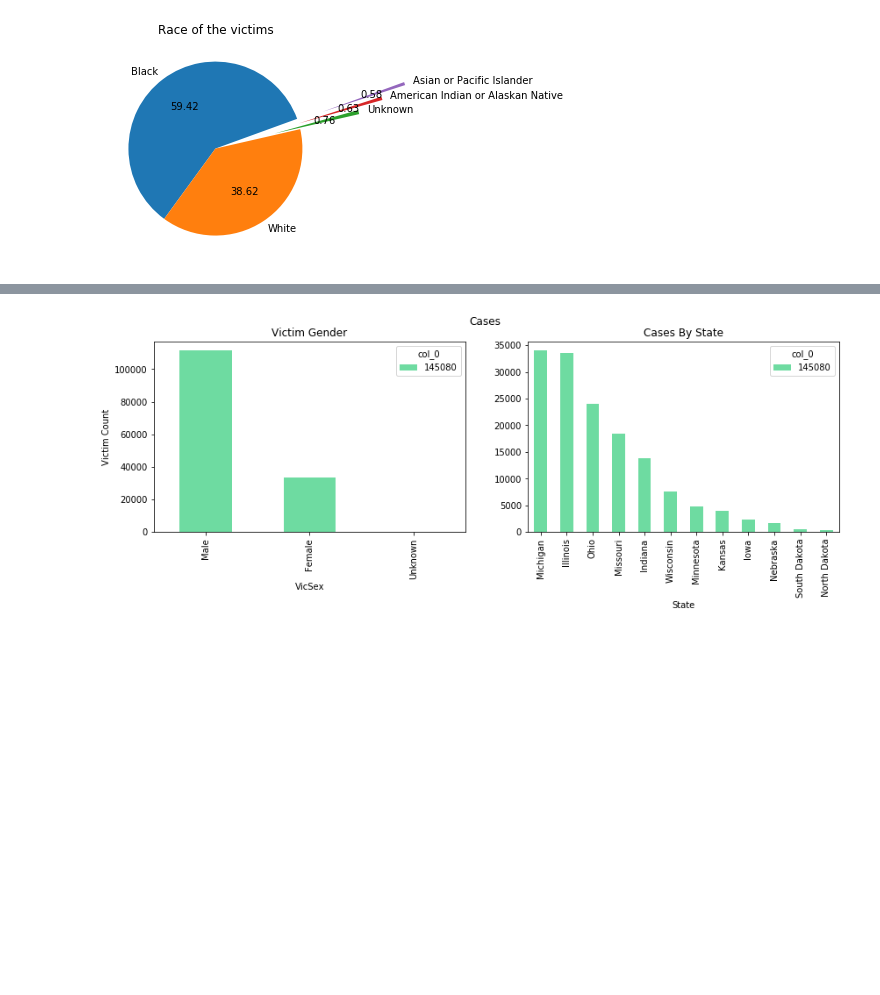
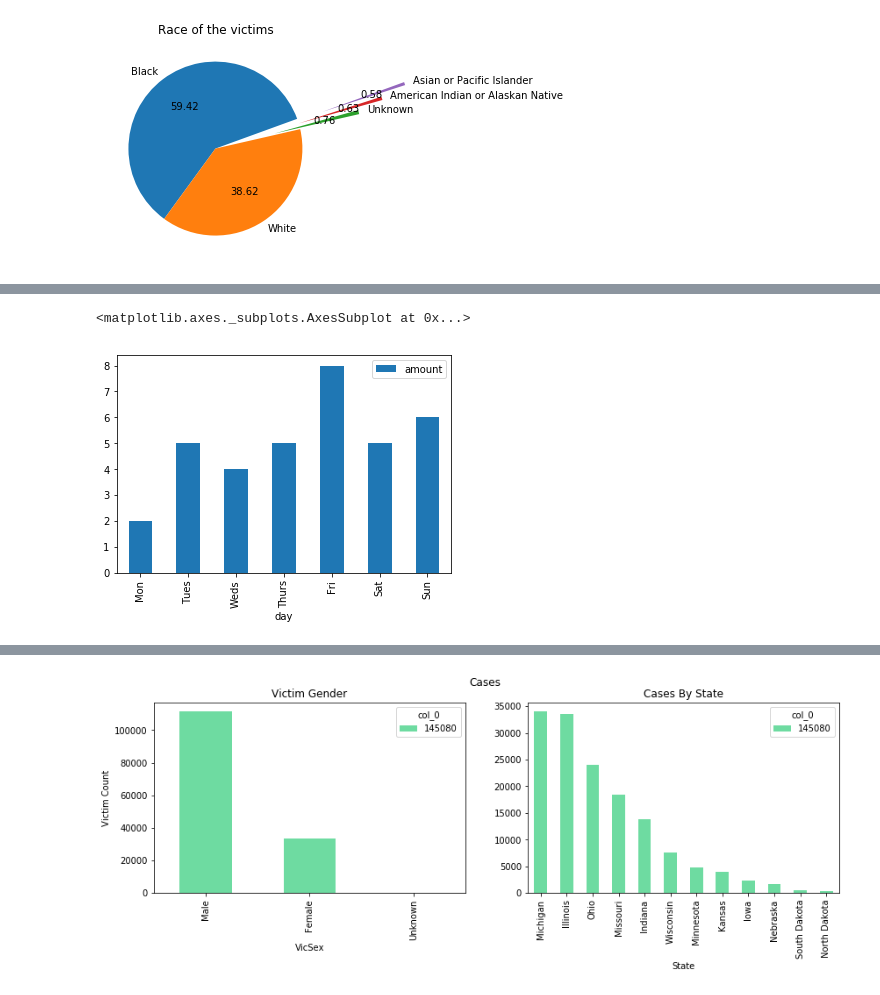
Before and after one commit to bendgame/Project-one, a Jupyter notebook: Midwest_crime_bimi.ipynb, the cells around one changed output, grey strips where cells are left out. Saved outputs shown, nothing was run; the diff lists cells and outputs as text; code cells hidden in the pictures; blank space fills up the shorter version.

```diff
--- a/Midwest_crime_bimi.ipynb
+++ b/Midwest_crime_bimi.ipynb
@@ -121,0 +136,22 @@ ax = (pd.crosstab(midwest_data.Month,len(midwest_data.Month))
+# %%
+df=pd.DataFrame({
+    'group':['a','a','a','a','a','a','a','b','b','b','b','b','b','b'],
+    'day':['Mon','Tues','Fri','Thurs','Sat','Sun','Weds','Fri','Sun','Thurs','Sat','Weds','Mon','Tues'],
+    'amount':[1,2,4,2,1,1,2,4,5,3,4,2,1,3]
+})
+
+
+# Calculate the total amount for each day
+df_grouped = df.groupby(['day']).sum().amount.reset_index()
+
+# Use Dan's trick to order days names in the table created by groupby
+weekdays = ['Mon', 'Tues', 'Weds', 'Thurs', 'Fri', 'Sat', 'Sun']
+mapping = {day: i for i, day in enumerate(weekdays)}
+key = df_grouped['day'].map(mapping)
+df_grouped = df_grouped.iloc[key.argsort()]
+
+# Draw the bar chart
+df_grouped.plot(kind='bar', x='day')
+# %% [output]
+<matplotlib.axes._subplots.AxesSubplot at 0x...>
+[figure, added]
```
Also changed, not shown: parts of 5 cells of this notebook, 13 other files.
